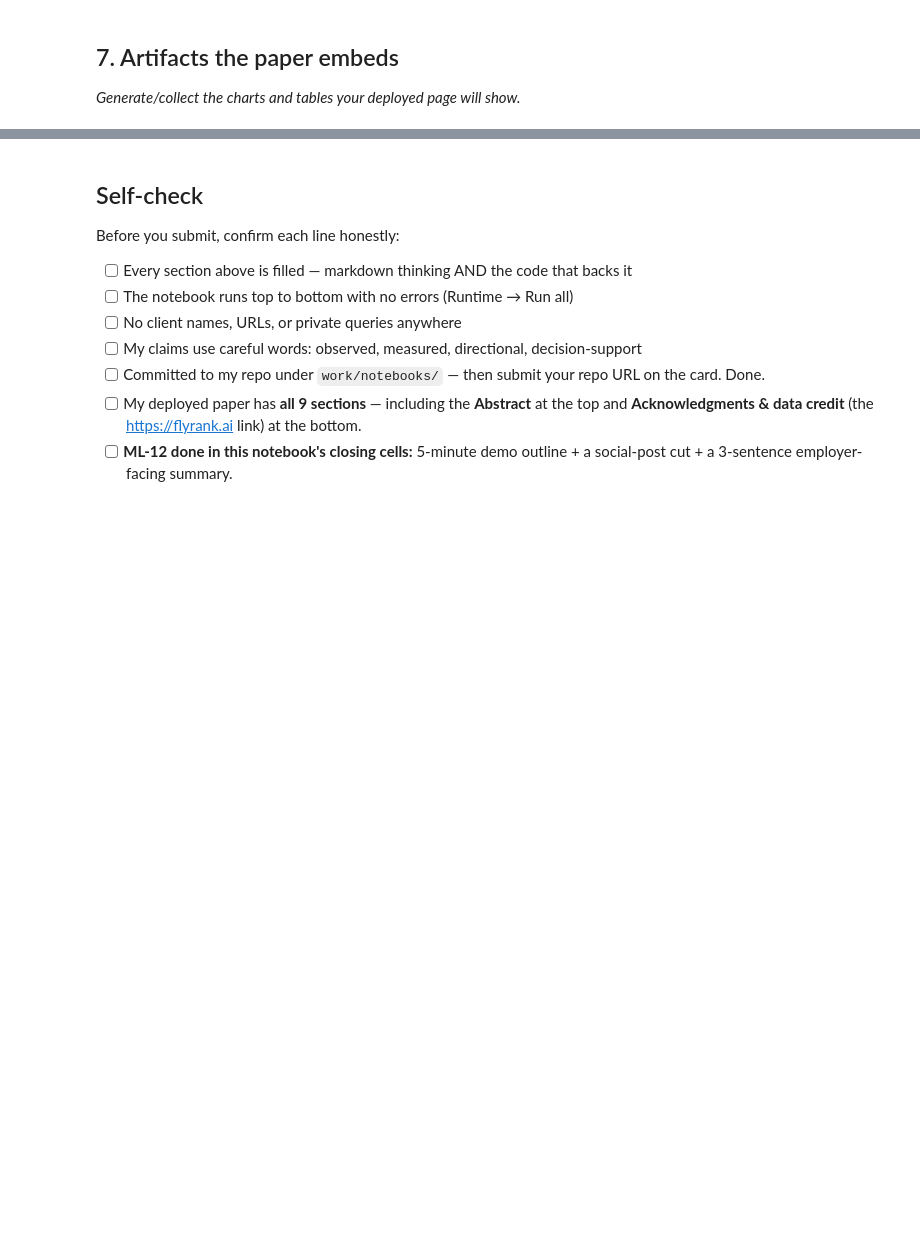
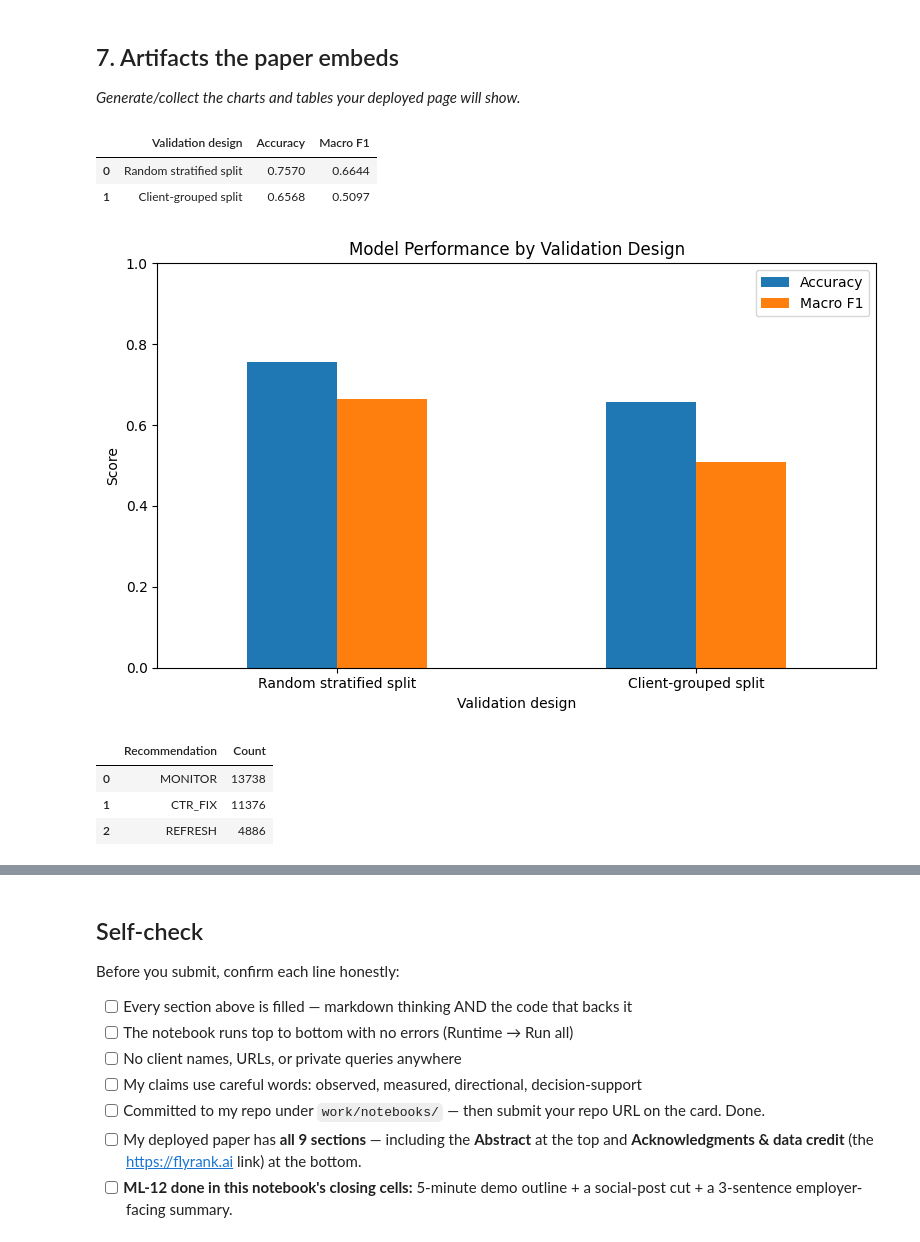
Before and after one commit to HarshiniChebrolu/Flyrank-ml-internship, a Jupyter notebook: work/notebooks/capstone.ipynb, the cells around one changed output, grey strips where cells are left out. Drawn from its saved outputs; the diff is of its cells as text; code cells hidden in the pictures; blank space fills up the shorter version.

```diff
--- a/work/notebooks/capstone.ipynb
+++ b/work/notebooks/capstone.ipynb
@@ -34,3 +169,80 @@ This skeleton is yours to fill. Work the sections **in order** — each one has
 ## 7. Artifacts the paper embeds
 
 *Generate/collect the charts and tables your deployed page will show.*
+# %%
+import pandas as pd
+import matplotlib.pyplot as plt
+
+# Measured validation results from ML-09
+results = pd.DataFrame({
+    "Validation design": [
+        "Random stratified split",
+        "Client-grouped split"
+    ],
+    "Accuracy": [
+        0.7570,
+        0.6568
+    ],
+    "Macro F1": [
+        0.6644,
+        0.5097
+    ]
+})
+
+display(results)
+
+# Plot validation comparison
+ax = results.set_index("Validation design")[["Accuracy", "Macro F1"]].plot(
+    kind="bar",
+    figsize=(8, 5)
+)
+
+ax.set_title("Model Performance by Validation Design")
+ax.set_ylabel("Score")
+ax.set_ylim(0, 1)
+plt.xticks(rotation=0)
+plt.tight_layout()
+
+plt.savefig(
+    "validation_comparison.png",
+    dpi=200,
+    bbox_inches="tight"
+)
+
+plt.show()
+
+
+# ML-10 recommendation distribution
+recommendations = pd.DataFrame({
+    "Recommendation": ["MONITOR", "CTR_FIX", "REFRESH"],
+    "Count": [13738, 11376, 4886]
+})
+
+display(recommendations)
+
+ax = recommendations.set_index("Recommendation")["Count"].plot(
+    kind="bar",
+    figsize=(8, 5)
+)
+
+ax.set_title("Action Recommendation Distribution")
+ax.set_ylabel("Number of Content Items")
+plt.xticks(rotation=0)
+plt.tight_layout()
+
+plt.savefig(
+    "recommendation_distribution.png",
+    dpi=200,
+    bbox_inches="tight"
+)
+
+plt.show()
+# %% [output]
+|  | Validation design | Accuracy | Macro F1 |
+| 0 | Random stratified split | 0.7570 | 0.6644 |
+| 1 | Client-grouped split | 0.6568 | 0.5097 |
+[figure, added]
+|  | Recommendation | Count |
+| 0 | MONITOR | 13738 |
+| 1 | CTR_FIX | 11376 |
+| 2 | REFRESH | 4886 |
```
Also changed, not shown: parts of 14 cells of this notebook.
